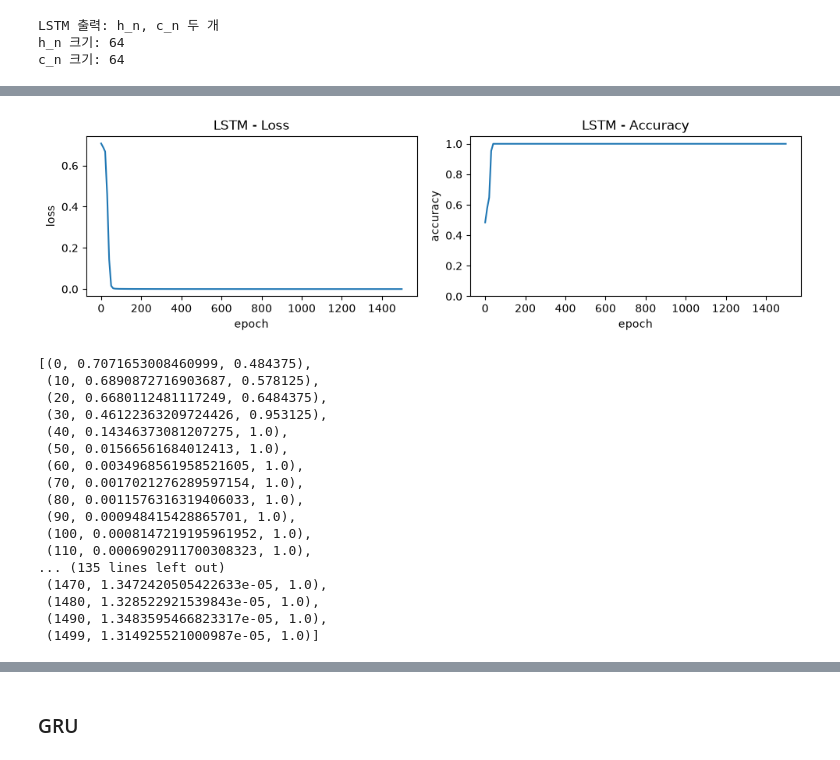
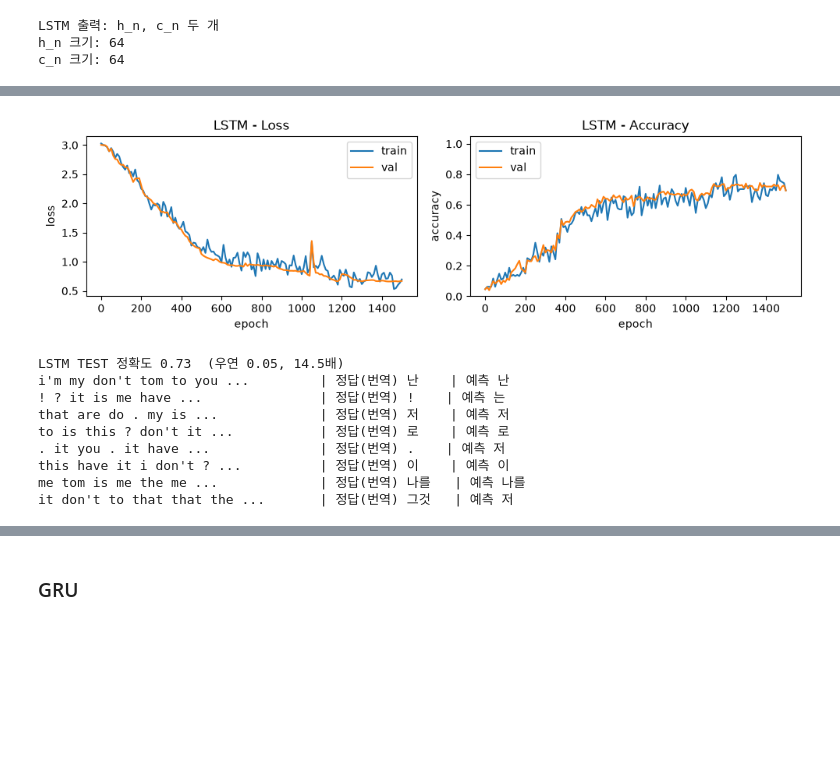
Before and after one commit to kimtaeyeong1229/nlp-study, a Jupyter notebook: notebooks/2주차. Attention 이전의 자연어.ipynb, the cells around one changed output, grey strips where cells are left out. Drawn from its saved outputs; the diff is of its cells as text; code cells hidden in the pictures; blank space fills up the shorter version.

```diff
--- a/notebooks/2주차. Attention 이전의 자연어.ipynb
+++ b/notebooks/2주차. Attention 이전의 자연어.ipynb
@@ -6,0 +56,41 @@ Note: you may need to restart the kernel to use updated packages.
+# %%
+# 어휘를 만들고, 이후 모든 섹션이 공유해서 쓸 train/val/test로 나눈다
+import collections
+import random
+import torch
+
+random.seed(0)
+torch.manual_seed(0)
+random.shuffle(filtered)
+
+PAD, SOS, EOS, UNK = 0, 1, 2, 3
+
+
+def build_vocab(seqs):
+    counter = collections.Counter(t for s in seqs for t in s)
+    itos = ["<pad>", "<sos>", "<eos>", "<unk>"] + [w for w, _ in counter.most_common()]
+    stoi = {w: i for i, w in enumerate(itos)}
+    return stoi, itos, counter
+
+
+en_stoi, en_itos, en_counter = build_vocab([e for _, _, e, _ in filtered])
+ko_stoi, ko_itos, _ = build_vocab([k for _, _, _, k in filtered])
+print(f"영어 어휘: {len(en_itos)}개, 한국어 어휘: {len(ko_itos)}개")
+
+
+def encode(seq, stoi, add_eos):
+    ids = [stoi.get(t, UNK) for t in seq]
+    if add_eos:
+        ids = ids + [EOS]
+    return torch.tensor(ids, dtype=torch.long)
+
+
+pair_data = [(encode(e, en_stoi, False), encode(k, ko_stoi, True)) for _, _, e, k in filtered]
+
+n_val, n_test = 300, 300
+val_pairs = pair_data[:n_val]
+test_pairs = pair_data[n_val:n_val + n_test]
+train_pairs = pair_data[n_val + n_test:]
+train_sents = filtered[n_val + n_test:]  # RNN/LSTM 절에서 실제 단어 빈도를 셀 때 test와 안 겹치게
+
+print(f"train {len(train_pairs)}개 | val {len(val_pairs)}개 | test {len(test_pairs)}개")
@@ -194,5 +337,5 @@ c_n 크기: 64
 # 같은 과제, 같은 설정에서 RNN을 LSTM으로만 바꿔서 다시 학습시킨다
 torch.manual_seed(0)
 lstm_model = Recall(nn.LSTM, forget_bias=True)
-train(lstm_model, "LSTM")
+train_recall(lstm_model, "LSTM")
 # %% [output]
@@ -210,18 +353,10 @@ LSTM epoch 1499 | loss 0.000 | 정확도 1.00
-[figure, old version]
+[figure, new version]
-[(0, 0.7071653008460999, 0.484375),
- (10, 0.6890872716903687, 0.578125),
- (20, 0.6680112481117249, 0.6484375),
- (30, 0.46122363209724426, 0.953125),
- (40, 0.14346373081207275, 1.0),
- (50, 0.01566561684012413, 1.0),
- (60, 0.0034968561958521605, 1.0),
- (70, 0.0017021276289597154, 1.0),
- (80, 0.0011576316319406033, 1.0),
- (90, 0.000948415428865701, 1.0),
- (100, 0.0008147219195961952, 1.0),
- (110, 0.0006902911700308323, 1.0),
-... (135 lines left out)
- (1470, 1.3472420505422633e-05, 1.0),
- (1480, 1.328522921539843e-05, 1.0),
- (1490, 1.3483595466823317e-05, 1.0),
- (1499, 1.314925521000987e-05, 1.0)]
+LSTM TEST 정확도 0.73  (우연 0.05, 14.5배)
+i'm my don't tom to you ...         | 정답(번역) 난    | 예측 난
+! ? it is me have ...               | 정답(번역) !    | 예측 는
+that are do . my is ...             | 정답(번역) 저    | 예측 저
+to is this ? don't it ...           | 정답(번역) 로    | 예측 로
+. it you . it have ...              | 정답(번역) .    | 예측 저
+this have it i don't ? ...          | 정답(번역) 이    | 예측 이
+me tom is me the me ...             | 정답(번역) 나를   | 예측 나를
+it don't to that that the ...       | 정답(번역) 그것   | 예측 저
```
Also changed, not shown: parts of 16 cells of this notebook.
